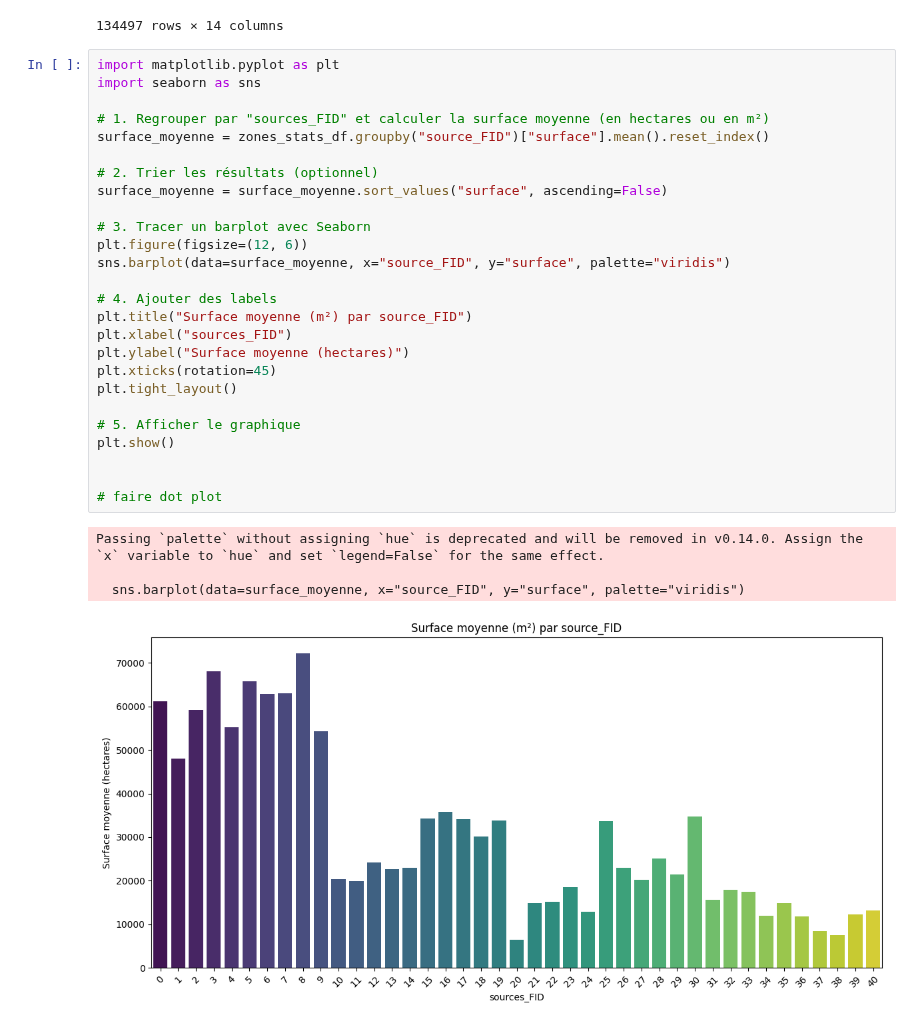
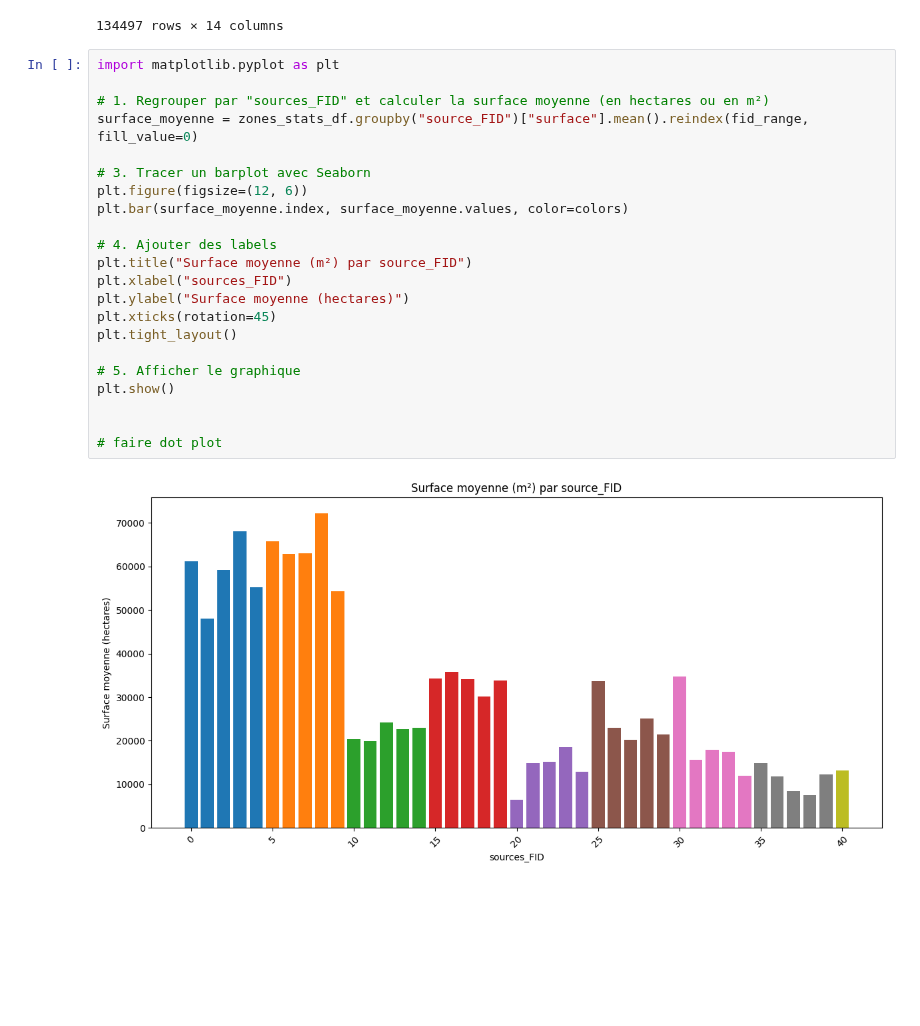
Before and after one commit to giovannisetaro/DSWProject_CropIdentification, a Jupyter notebook: manual_jobs/Dataset_visualisation.ipynb, the cells around one changed output. Drawn from its saved outputs; the diff is of its cells as text; blank space fills up the shorter version.

Commit message:
fix visualisation bugs

```diff
--- a/manual_jobs/Dataset_visualisation.ipynb
+++ b/manual_jobs/Dataset_visualisation.ipynb
@@ -254,32 +254,25 @@ zones_stats_df
 134497 rows × 14 columns
 # %%
 import matplotlib.pyplot as plt
-import seaborn as sns
 
 # 1. Regrouper par "sources_FID" et calculer la surface moyenne (en hectares ou en m²)
-surface_moyenne = zones_stats_df.groupby("source_FID")["surface"].mean().reset_index()
-
-# 2. Trier les résultats (optionnel)
-surface_moyenne = surface_moyenne.sort_values("surface", ascending=False)
+surface_moyenne = zones_stats_df.groupby("source_FID")["surface"].mean().reindex(fid_range, fill_value=0)
 
 # 3. Tracer un barplot avec Seaborn
 plt.figure(figsize=(12, 6))
-sns.barplot(data=surface_moyenne, x="source_FID", y="surface", palette="viridis")
+plt.bar(surface_moyenne.index, surface_moyenne.values, color=colors)
 
 # 4. Ajouter des labels
 plt.title("Surface moyenne (m²) par source_FID")
 plt.xlabel("sources_FID")
 plt.ylabel("Surface moyenne (hectares)")
 plt.xticks(rotation=45)
 plt.tight_layout()
 
 # 5. Afficher le graphique
 plt.show()
 
 
 # faire dot plot
 # %% [output]
-Passing `palette` without assigning `hue` is deprecated and will be removed in v0.14.0. Assign the `x` variable to `hue` and set `legend=False` for the same effect.
-
-  sns.barplot(data=surface_moyenne, x="source_FID", y="surface", palette="viridis")
-[figure, old version]
+[figure, new version]
```
